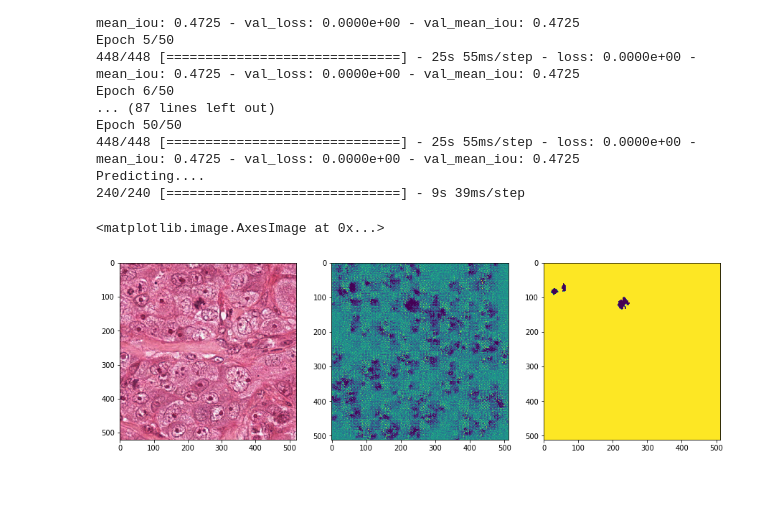
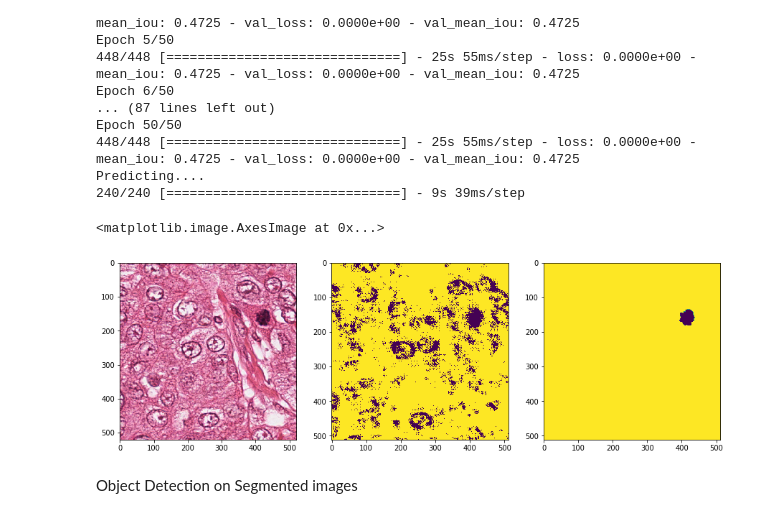
Before and after one commit to Nairit11/Mitosis-Detection, a Jupyter notebook: ICPR_segment.ipynb, the cells around one changed output. Cells and saved outputs as stored; diff of their text form; code cells hidden in the pictures; blank space fills up the shorter version.

```diff
--- a/ICPR_segment.ipynb
+++ b/ICPR_segment.ipynb
@@ -137,6 +156,18 @@ for k in range(len(test_image_paths)):
 X_test=np.array(X_test)
 Y_test=np.array(Y_test)
 bb_test=np.array(bb_test)
+# %%
+i=0
+ctr=0
+
+for i in range(len(X_train)):
+  image=Image.fromarray(X_train[i], 'RGB')
+  for prop in bb_train[i]:
+    im = image.crop((max(prop.bbox[1]-20,0), max(prop.bbox[0]-20,0), min(prop.bbox[3]+20,511), min(prop.bbox[2]+20,511)))
+    im=im.resize((64,64), Image.NEAREST)
+    im.save(path+'Training/mitosis_images/'+str(ctr)+'.bmp')
+    ctr+=1
+  i+=1
 # %%
 np.save(path+'Training/imgs_split_train.npy', X_train)
 np.save(path+'Training/masks_split_train.npy', Y_train)
@@ -368,12 +380,26 @@ Epoch 50/50
 448/448 [==============================] - 25s 55ms/step - loss: 0.0000e+00 - mean_iou: 0.4725 - val_loss: 0.0000e+00 - val_mean_iou: 0.4725
 Predicting....
 240/240 [==============================] - 9s 39ms/step
+# %%
+imgs_mask_predict=np.load(path+'imgs_mask_predict.npy')
+# %%
+for k in range(len(imgs_mask_predict)):
+  for i in range(img_rows):
+    for j in range(img_cols):
+      if(imgs_mask_predict[k,i,j,0]<0.1):
+        imgs_mask_predict[k,i,j,0]=0
+      else:
+        imgs_mask_predict[k,i,j,0]=255
+
+np.save(path+'imgs_mask_predict.npy', imgs_mask_predict)
 # %%
 fig, (ax1, ax2, ax3) = plt.subplots(1, 3, figsize = (15, 5))
-ax1.imshow(X_test[45])
-ax2.imshow(imgs_mask_predict[45,:,:,0])
-truth=resize(Y_test[45], (img_cols, img_rows), preserve_range=True)
+ax1.imshow(X_test[-1])
+ax2.imshow(imgs_mask_predict[-1,:,:,0])
+truth=resize(Y_test[-1], (img_cols, img_rows), preserve_range=True)
 ax3.imshow(truth)
 # %% [output]
 <matplotlib.image.AxesImage at 0x...>
-[figure, old version]
+[figure, new version]
+# %% [markdown]
+Object Detection on Segmented images
```
Also changed, not shown: parts of 12 cells of this notebook.
